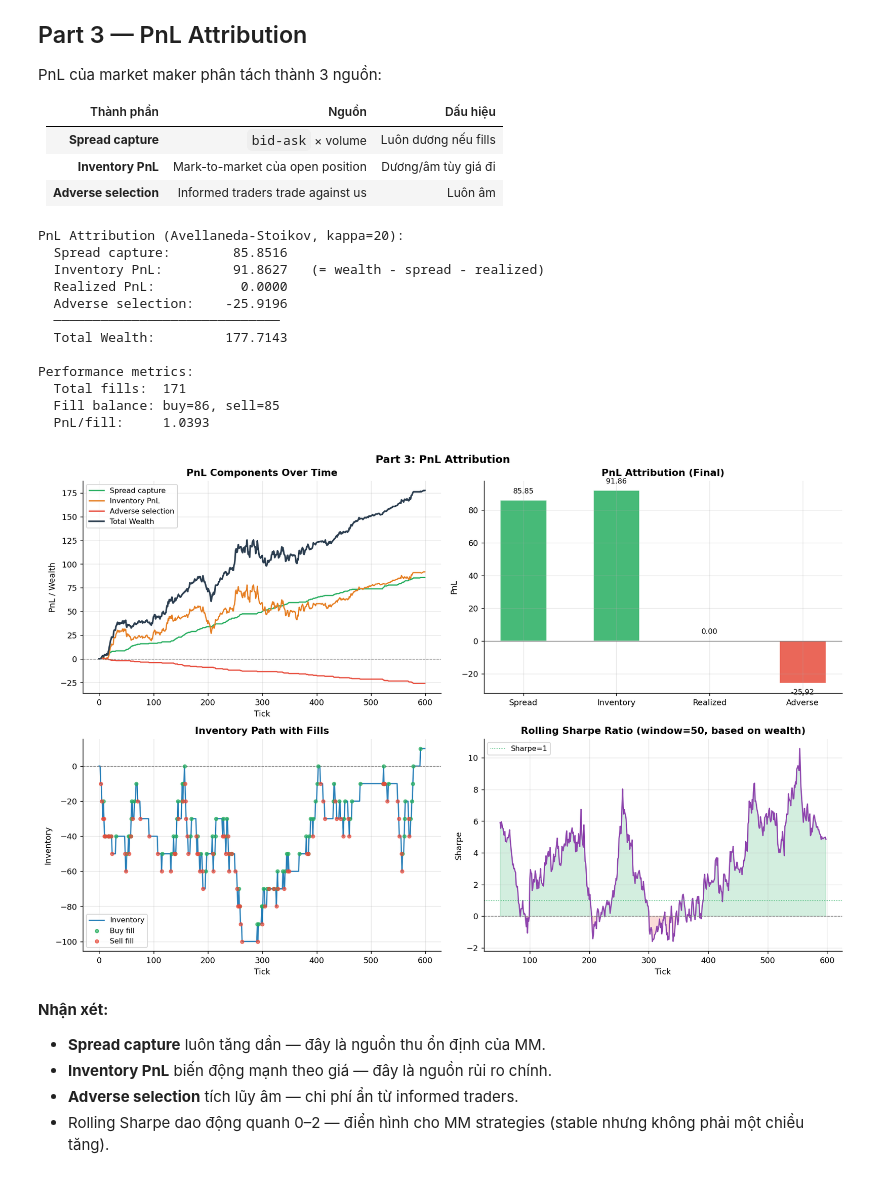
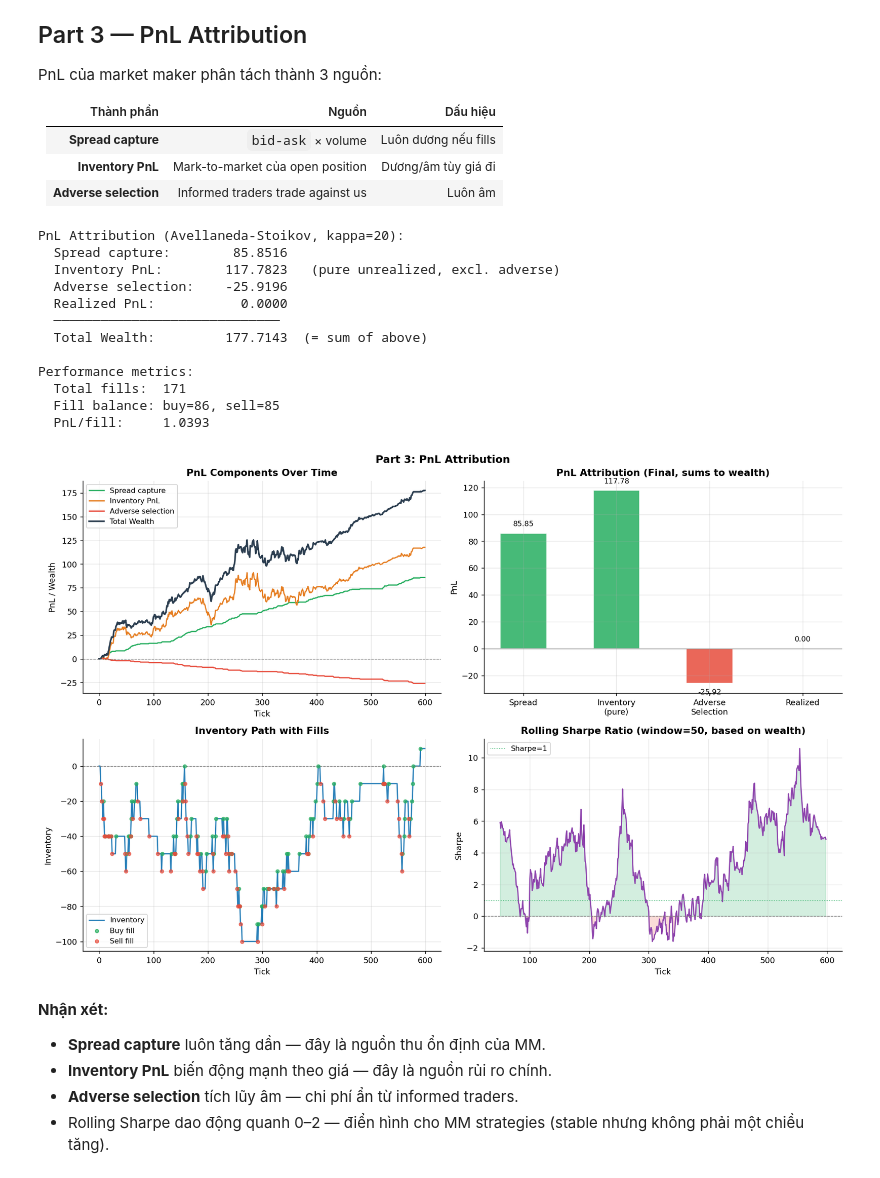
Before and after one commit to thisYui/Market-Reality-and-Dynamics, a Jupyter notebook: notebooks/01_market_structure/04_market_maker_inventory.ipynb, the cells around one changed output. Cells and saved outputs as stored; diff of their text form; code cells hidden in the pictures.

```diff
--- a/notebooks/01_market_structure/04_market_maker_inventory.ipynb
+++ b/notebooks/01_market_structure/04_market_maker_inventory.ipynb
@@ -432,16 +439,23 @@ for t in range(N2):
 spread_pnl_arr  = np.array(spread_pnl_ts)
 wealth_arr      = np.array(wealth_ts)
 adverse_pnl_arr = np.array(adverse_pnl_ts)
-# Decompose: inv_pnl = wealth - spread - realized
-inv_pnl_arr = wealth_arr - spread_pnl_arr - mm2.pnl_tracker.realized_pnl
+# Correct decomposition: wealth = spread + pure_inv + adverse + realized
+# pure_inv = wealth - spread - adverse - realized  (so all 4 bars sum = wealth)
+# Note: adverse_pnl tracks losses from informed flow, subset of inventory risk
+inv_pnl_arr = wealth_arr - spread_pnl_arr - adverse_pnl_arr - mm2.pnl_tracker.realized_pnl
+
+# Verify decomposition sums to wealth
+_check = (mm2.pnl_tracker.spread_pnl + inv_pnl_arr[-1]
+          + mm2.pnl_tracker.adverse_pnl + mm2.pnl_tracker.realized_pnl)
+assert abs(_check - wealth_arr[-1]) < 0.01, f"Attribution doesn't balance: {_check} vs {wealth_arr[-1]}"
 
 print("PnL Attribution (Avellaneda-Stoikov, kappa=20):")
 print(f"  Spread capture:     {mm2.pnl_tracker.spread_pnl:>10.4f}")
-print(f"  Inventory PnL:      {inv_pnl_arr[-1]:>10.4f}   (= wealth - spread - realized)")
+print(f"  Inventory PnL:      {inv_pnl_arr[-1]:>10.4f}   (pure unrealized, excl. adverse)")
+print(f"  Adverse selection:  {mm2.pnl_tracker.adverse_pnl:>10.4f}")
 print(f"  Realized PnL:       {mm2.pnl_tracker.realized_pnl:>10.4f}")
-print(f"  Adverse selection:  {mm2.pnl_tracker.adverse_pnl:>10.4f}")
 print(f"  ─────────────────────────────")
-print(f"  Total Wealth:       {wealth_arr[-1]:>10.4f}")
+print(f"  Total Wealth:       {wealth_arr[-1]:>10.4f}  (= sum of above)")
 print()
 perf = mm2.perf_monitor.metrics()
 print(f"Performance metrics:")
@@ -451,11 +465,11 @@ print(f"  PnL/fill:     {wealth_arr[-1] / (perf.get('total_fills',1)+1e-6):.4f}"
 # %% [output]
 PnL Attribution (Avellaneda-Stoikov, kappa=20):
   Spread capture:        85.8516
-  Inventory PnL:         91.8627   (= wealth - spread - realized)
+  Inventory PnL:        117.7823   (pure unrealized, excl. adverse)
+  Adverse selection:    -25.9196
   Realized PnL:           0.0000
-  Adverse selection:    -25.9196
   ─────────────────────────────
-  Total Wealth:         177.7143
+  Total Wealth:         177.7143  (= sum of above)
 
 Performance metrics:
   Total fills:  171
@@ -478,11 +492,11 @@ ax.set_xlabel("Tick")
 ax.set_ylabel("PnL / Wealth")
 ax.legend(fontsize=9)
 
-# 2. Attribution bar chart (final values)
+# 2. Attribution bar chart (final values) — 4 components that SUM to wealth
 ax = axes[0, 1]
-components = ["Spread", "Inventory", "Realized", "Adverse"]
+components = ["Spread", "Inventory\n(pure)", "Adverse\nSelection", "Realized"]
 values = [mm2.pnl_tracker.spread_pnl, inv_pnl_arr[-1],
-          mm2.pnl_tracker.realized_pnl, mm2.pnl_tracker.adverse_pnl]
+          mm2.pnl_tracker.adverse_pnl, mm2.pnl_tracker.realized_pnl]
 bar_colors = ["#27ae60" if v >= 0 else "#e74c3c" for v in values]
 bars = ax.bar(components, values, color=bar_colors, alpha=0.85, edgecolor="white", width=0.5)
 vmin, vmax = min(values), max(values)
@@ -494,7 +508,7 @@ for bar, val in zip(bars, values):
             f"{val:.2f}", ha="center",
             va="bottom" if val >= 0 else "top", fontsize=9)
 ax.axhline(0, color="gray", lw=0.8)
-ax.set_title("PnL Attribution (Final)", fontweight="bold")
+ax.set_title("PnL Attribution (Final, sums to wealth)", fontweight="bold")
 ax.set_ylabel("PnL")
 
 # 3. Inventory path with fills
@@ -515,34 +529,34 @@ ax.set_xlabel("Tick")
 ax.set_ylabel("Inventory")
 ax.legend(fontsize=9)
 
 # 4. Rolling Sharpe (dựa trên wealth thực)
 ax = axes[1, 1]
 pnl_rets = np.diff(wealth_arr)
 window_sh = 50
 rolling_sharpe = np.full(len(pnl_rets), np.nan)
 for i in range(window_sh, len(pnl_rets)):
     w = pnl_rets[i-window_sh:i]
     mu_w = np.mean(w); sig_w = np.std(w)
     rolling_sharpe[i] = (mu_w / sig_w * np.sqrt(252)) if sig_w > 1e-10 else 0
 ax.plot(rolling_sharpe, color="#8e44ad", lw=1.5)
 ax.axhline(0, color="gray", lw=0.8, ls="--")
 ax.axhline(1, color="#27ae60", lw=0.8, ls=":", label="Sharpe=1")
 ax.fill_between(range(len(rolling_sharpe)), rolling_sharpe, 0,
                 where=(rolling_sharpe > 0) & ~np.isnan(rolling_sharpe),
                 alpha=0.2, color="#27ae60")
 ax.fill_between(range(len(rolling_sharpe)), rolling_sharpe, 0,
                 where=(rolling_sharpe < 0) & ~np.isnan(rolling_sharpe),
                 alpha=0.2, color="#e74c3c")
 ax.set_title("Rolling Sharpe Ratio (window=50, based on wealth)", fontweight="bold")
 ax.set_xlabel("Tick")
 ax.set_ylabel("Sharpe")
 ax.legend(fontsize=9)
 
 plt.tight_layout()
 plt.suptitle("Part 3: PnL Attribution", y=1.01, fontsize=13, fontweight="bold")
 plt.show()
 # %% [output]
-[figure, old version]
+[figure, new version]
 # %% [markdown]
 **Nhận xét:**
 - **Spread capture** luôn tăng dần — đây là nguồn thu ổn định của MM.
```
Also changed, not shown: parts of 4 cells of this notebook, 1 other file.
